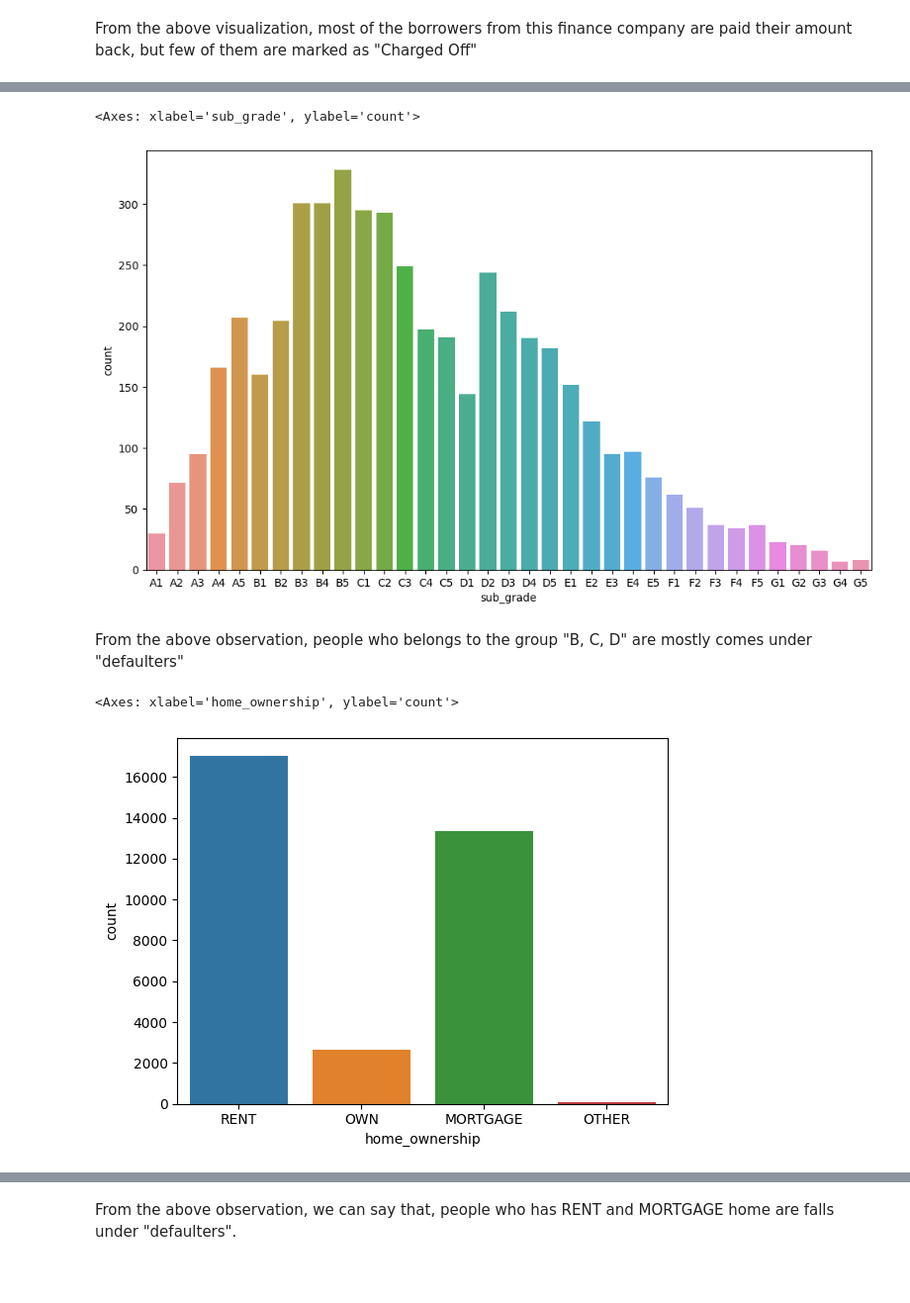
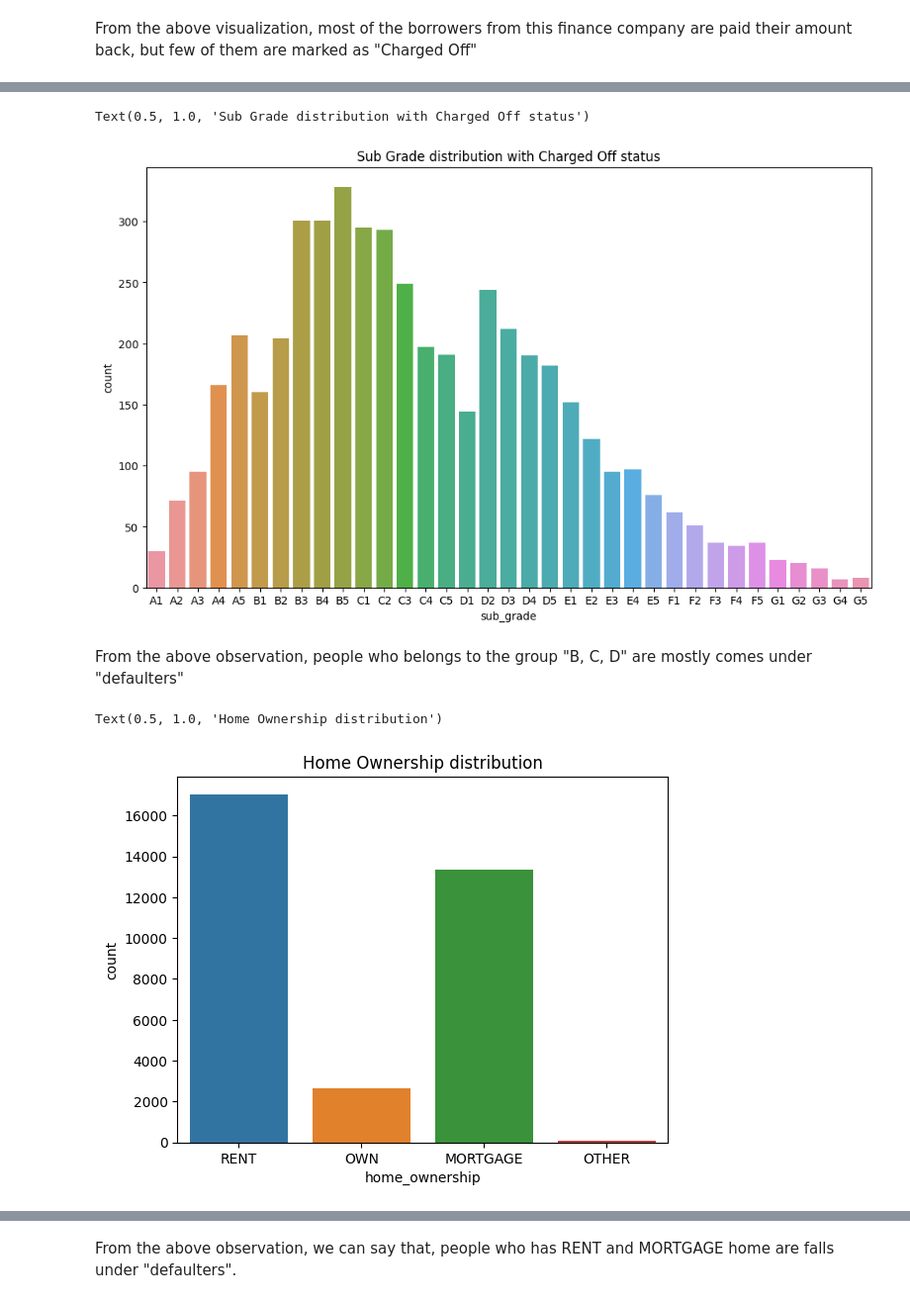
Before and after one commit to ShivakumarRavi/Lending_club_case_study, a Jupyter notebook: lending_club_case_study.ipynb, the cells around one changed output, grey strips where cells are left out. Shown at 99% size. Cells and saved outputs as stored; diff of their text form; code cells hidden in the pictures; blank space fills up the shorter version.

```diff
--- a/lending_club_case_study.ipynb
+++ b/lending_club_case_study.ipynb
@@ -363,0 +433,2 @@ plt.show()
+# %%
+data['annual_inc_groups'] = pd.cut(data['annual_inc'], bins=6,labels=['0-20k','20k-40k','40k-60k','60k-80k','80k-100k','100k - above'])
@@ -374,15 +453,17 @@ sns.countplot(data=data[data.loan_status == 'Charged Off'], x="grade", order=sor
 # %%
 plt.figure(figsize=(12,7))
 sns.countplot(data=data[data.loan_status == 'Charged Off'], x='sub_grade', order = sorted(data['sub_grade'].unique()))
+plt.title("Sub Grade distribution for Charged Off status")
 # %% [output]
-<Axes: xlabel='sub_grade', ylabel='count'>
+Text(0.5, 1.0, 'Sub Grade distribution with Charged Off status')
-[figure, old version]
+[figure, new version]
 # %% [markdown]
 From the above observation, people who belongs to the group "B, C, D" are mostly comes under "defaulters"
 # %%
 sns.countplot(data=data, x='home_ownership')
+plt.title("Home Ownership distribution")
 # %% [output]
-<Axes: xlabel='home_ownership', ylabel='count'>
+Text(0.5, 1.0, 'Home Ownership distribution')
-[figure, old version]
+[figure, new version]
 # %%
 sns.countplot(data=data[data.loan_status == 'Charged Off'], x='home_ownership')
```
Also changed, not shown: parts of 74 cells of this notebook.
